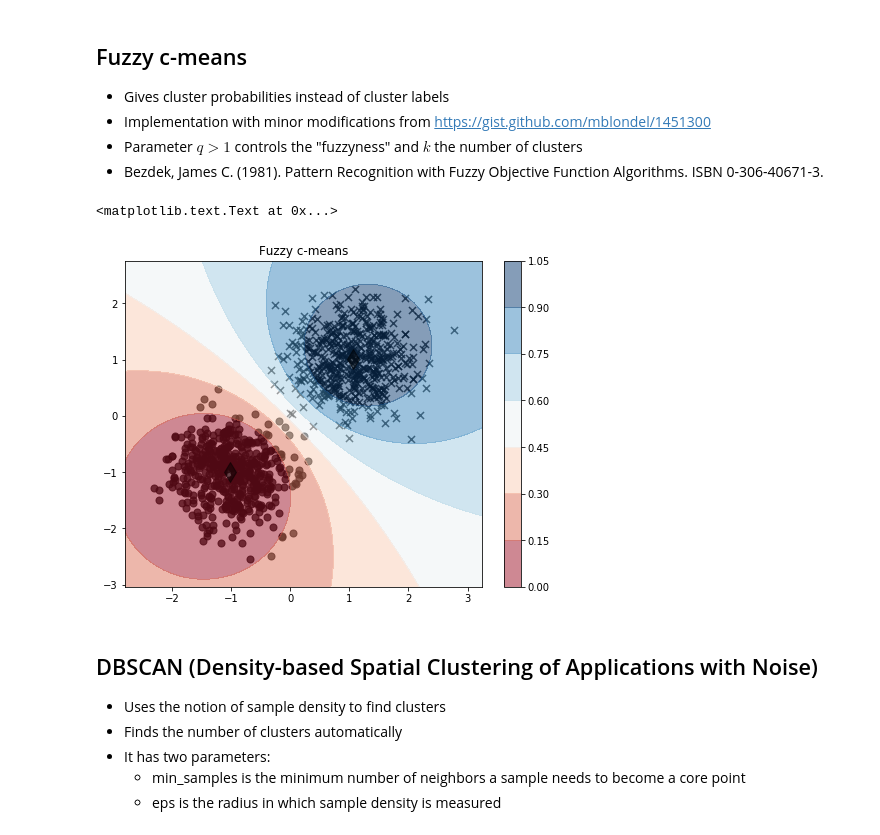
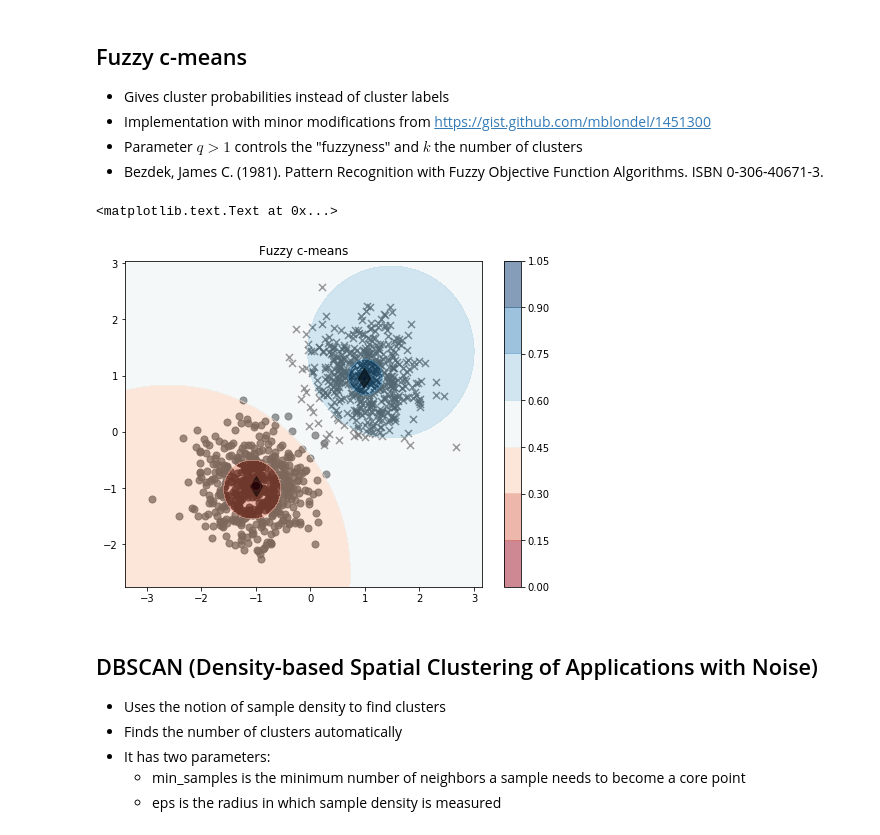
Before and after one commit to phuijse/courses_notebooks, a Jupyter notebook: notebooks/clustering.ipynb, the cells around one changed output. Cells and saved outputs as stored; diff of their text form; code cells hidden in the pictures.

```diff
--- a/notebooks/clustering.ipynb
+++ b/notebooks/clustering.ipynb
@@ -219,23 +219,23 @@ class FuzzyCMeans(KMeans_):
         return self
 # %%
 cluster_method = FuzzyCMeans(k=2)
-cluster_method.fit(X)
+cluster_method.fit(X, q=5)
 
 fig = plt.figure(figsize=(8, 6))
 ax = fig.add_subplot(1, 1, 1)
 ax.scatter(X[Y==0, 0], X[Y==0, 1], c='k', marker='x',
            s=50, alpha=0.75, label='class 1')
 ax.scatter(X[Y==1, 0], X[Y==1, 1], c='k', marker='o',
            s=50, alpha=0.75, label='class 2')
 Z = cluster_method.predict_proba(np.c_[xx.ravel(), yy.ravel()])[:, 1]
 cr = ax.contourf(xx, yy, Z.reshape(xx.shape), cmap=plt.cm.RdBu, alpha=0.5, vmin=0, vmax=1)
 plt.colorbar(cr)
 for point in cluster_method.cluster_centers_:
     ax.scatter(point[0], point[1], c='k', marker='d', s=200, alpha=.5)
 plt.title('Fuzzy c-means')
 # %% [output]
 <matplotlib.text.Text at 0x...>
-[figure, old version]
+[figure, new version]
 # %% [markdown]
 ## DBSCAN (Density-based Spatial Clustering of Applications with Noise)
 
```
Also changed, not shown: parts of 5 cells of this notebook, 1 other file.
